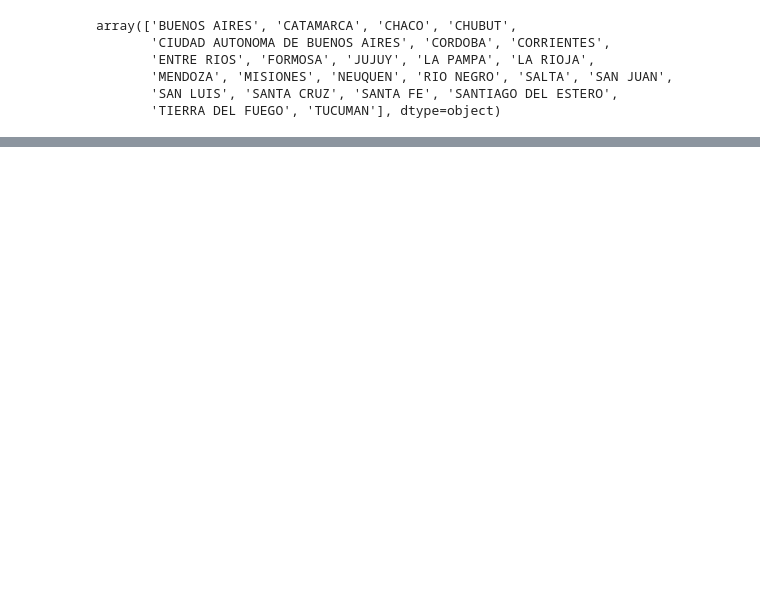
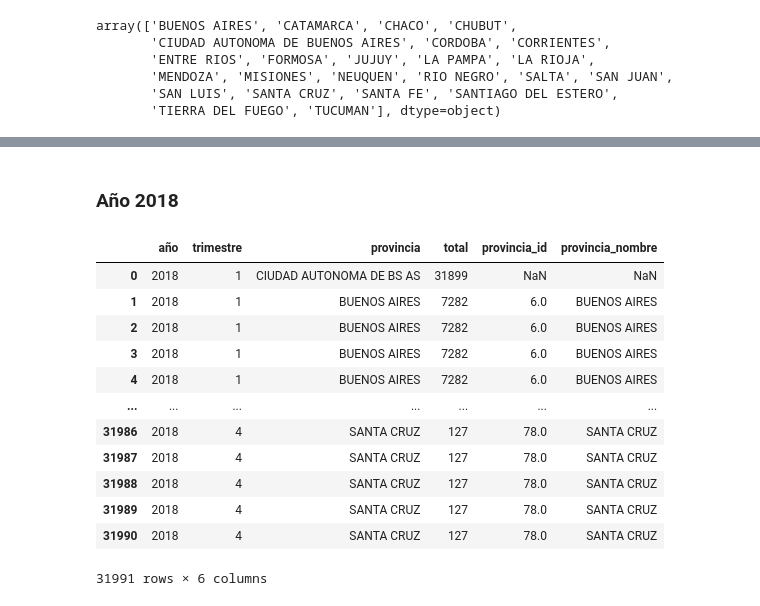
Before and after one commit to DATASCIENTISTSHENRY/PF_DataScience_Migraciones, a Jupyter notebook: EDA_ETL/ETL_EDA_Kpi_Amba.ipynb, the cells around one changed output, grey strips where cells are left out. Cells and saved outputs as stored; diff of their text form; code cells hidden in the pictures; blank space fills up the shorter version.

```diff
--- a/EDA_ETL/ETL_EDA_Kpi_Amba.ipynb
+++ b/EDA_ETL/ETL_EDA_Kpi_Amba.ipynb
@@ -792,0 +891,22 @@ array(['BUENOS AIRES', 'CATAMARCA', 'CHACO', 'CHUBUT',
+# %% [markdown]
+### Año 2018
+# %%
+lista_dataframes= [residencias_1_2018,residencias_2_2018, residencias_3_2018, residencias_4_2018]
+data_id= (cod_provincias)
+
+residencias_totales_2018= concatenar_trimestres(lista_dataframes,data_id)
+residencias_totales_2018
+# %% [output]
+|  | año | trimestre | provincia | total | provincia_id | provincia_nombre |
+| 0 | 2018 | 1 | CIUDAD AUTONOMA DE BS AS | 31899 | NaN | NaN |
+| 1 | 2018 | 1 | BUENOS AIRES | 7282 | 6.0 | BUENOS AIRES |
+| 2 | 2018 | 1 | BUENOS AIRES | 7282 | 6.0 | BUENOS AIRES |
+| 3 | 2018 | 1 | BUENOS AIRES | 7282 | 6.0 | BUENOS AIRES |
+| 4 | 2018 | 1 | BUENOS AIRES | 7282 | 6.0 | BUENOS AIRES |
+| ... | ... | ... | ... | ... | ... | ... |
+| 31986 | 2018 | 4 | SANTA CRUZ | 127 | 78.0 | SANTA CRUZ |
+| 31987 | 2018 | 4 | SANTA CRUZ | 127 | 78.0 | SANTA CRUZ |
+| 31988 | 2018 | 4 | SANTA CRUZ | 127 | 78.0 | SANTA CRUZ |
+| 31989 | 2018 | 4 | SANTA CRUZ | 127 | 78.0 | SANTA CRUZ |
+| 31990 | 2018 | 4 | SANTA CRUZ | 127 | 78.0 | SANTA CRUZ |
+31991 rows × 6 columns
```
Also changed, not shown: parts of 23 cells of this notebook, 4 other files.
